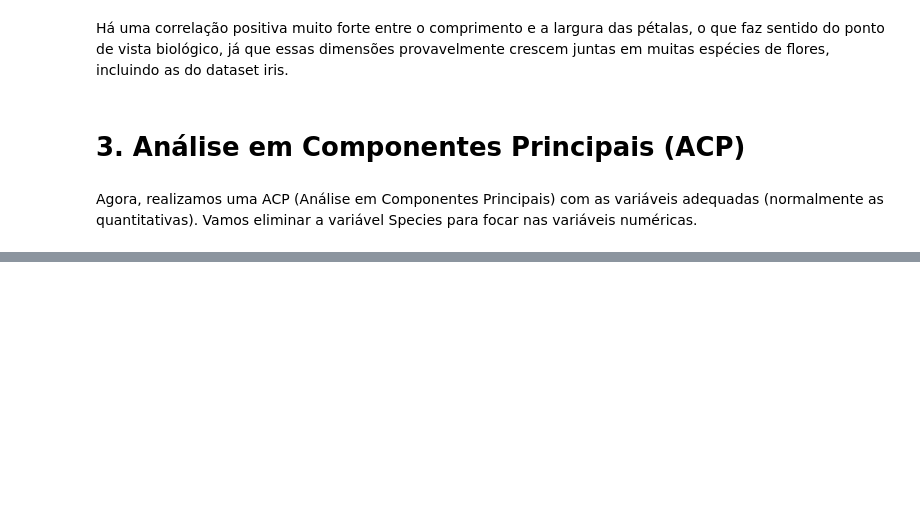
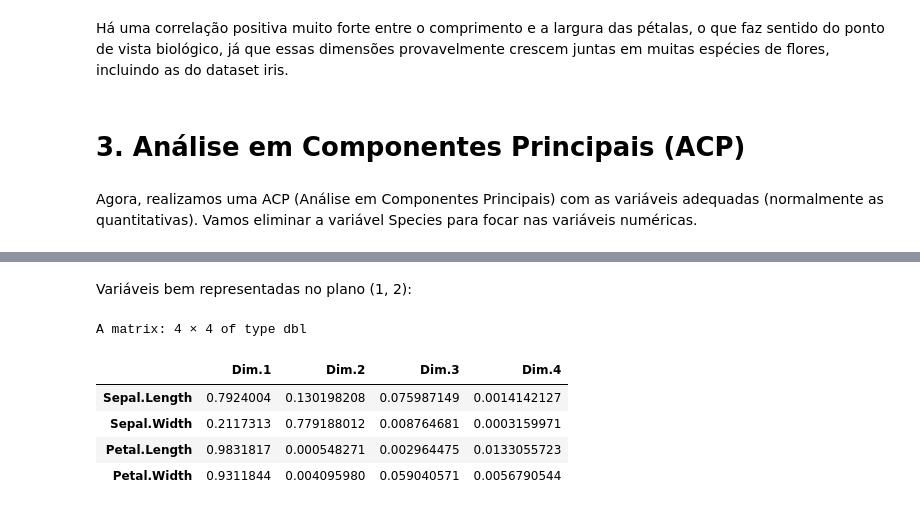
Before and after one commit to diogojorgebasso/DataAnalysis_R_MinesNancy, a Jupyter notebook: Train for the Test/ex1.ipynb, the cells around one changed output, grey strips where cells are left out. Saved outputs shown, nothing was run; the diff lists cells and outputs as text; code cells hidden in the pictures; blank space fills up the shorter version.

```diff
--- a/Train for the Test/ex1.ipynb
+++ b/Train for the Test/ex1.ipynb
@@ -102,0 +143,12 @@ Petal.Width   0.059 |
+# %% [markdown]
+Variáveis bem representadas no plano (1, 2):
+# %%
+# Cos2 das variáveis no plano (1, 2)
+iris_acp$var$cos2
+# %% [output]
+A matrix: 4 × 4 of type dbl
+|  | Dim.1 | Dim.2 | Dim.3 | Dim.4 |
+| Sepal.Length | 0.7924004 | 0.130198208 | 0.075987149 | 0.0014142127 |
+| Sepal.Width | 0.2117313 | 0.779188012 | 0.008764681 | 0.0003159971 |
+| Petal.Length | 0.9831817 | 0.000548271 | 0.002964475 | 0.0133055723 |
+| Petal.Width | 0.9311844 | 0.004095980 | 0.059040571 | 0.0056790544 |
```
Also changed, not shown: parts of 34 cells of this notebook, 4 other files.
